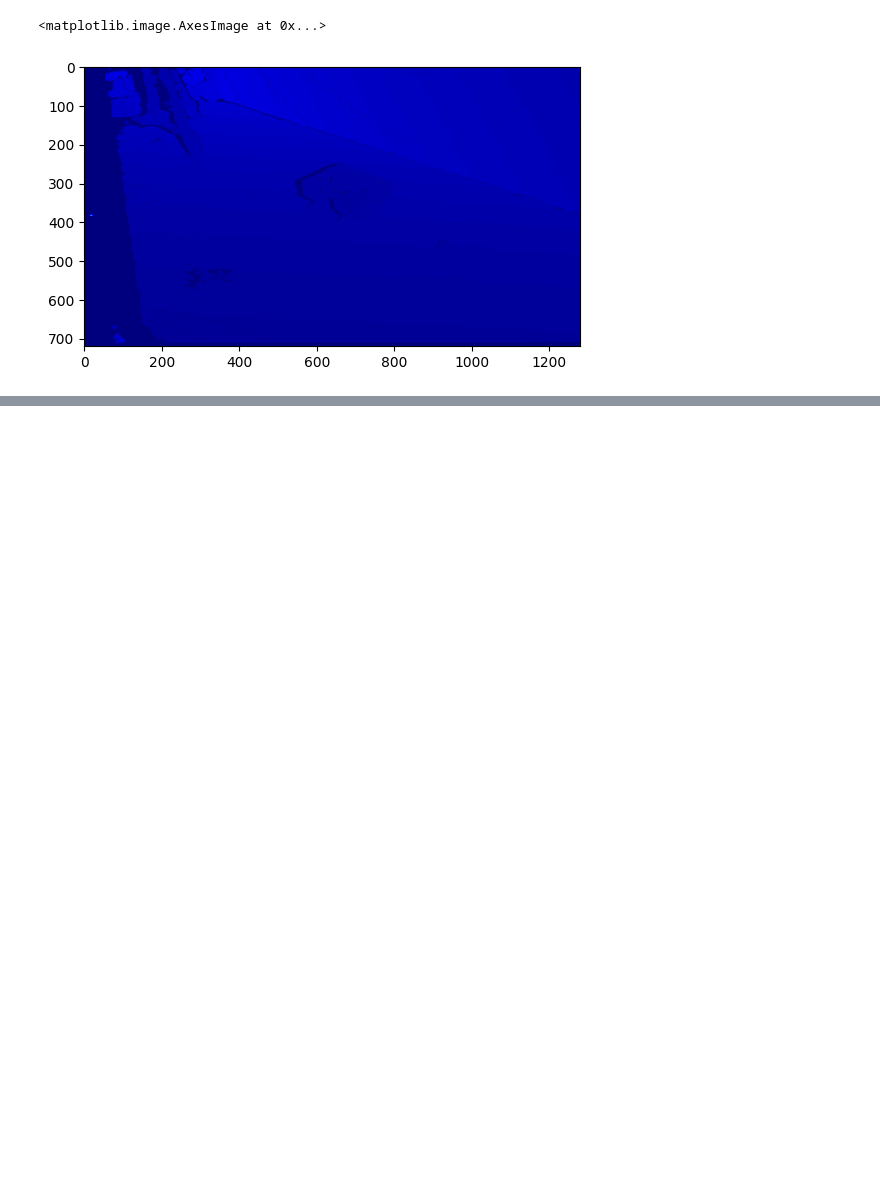
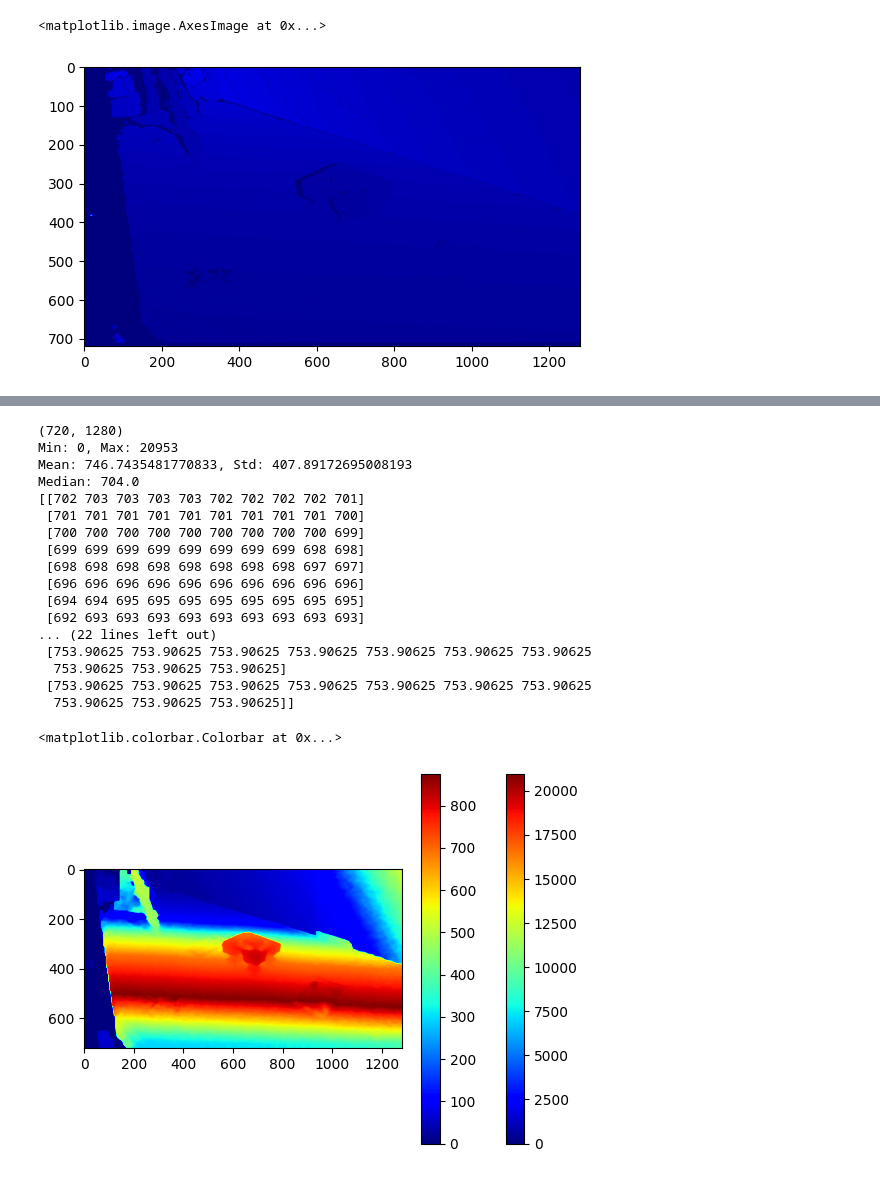
Before and after one commit to Mattia-Nardon/ip_basic, a Jupyter notebook: test.ipynb, the cells around one changed output, grey strips where cells are left out. Saved outputs shown, nothing was run; the diff lists cells and outputs as text; code cells hidden in the pictures; blank space fills up the shorter version.

```diff
--- a/test.ipynb
+++ b/test.ipynb
@@ -156,0 +192,46 @@ plt.imshow(projected_depths_m, cmap='jet')
+# %%
+# load two npy files and compare them and plot them
+import numpy as np
+
+npy1 = np.load('/data/disk1/share/mnardon/nextmagDATA/DATASETS/lego/seq1_ALL/depth0_1.npy')
+npy2 = np.load('tmp/tmp_npy/depth0_1.npy')
+
+print(f'{npy1.shape}')
+print(f'Min: {np.min(npy1)}, Max: {np.max(npy1)}')
+print(f'Mean: {np.mean(npy1)}, Std: {np.std(npy1)}')
+print(f'Median: {np.median(npy1)}')
+print(f'{npy1[400:410,400:410]}')
+
+print(f'{npy2.shape}')
+print(f'Min: {np.min(npy2)}, Max: {np.max(npy2)}')
+print(f'Mean: {np.mean(npy2)}, Std: {np.std(npy2)}')
+print(f'Median: {np.median(npy2)}')
+print(f'{npy2[400:410,400:410]}')
+
+import matplotlib.pyplot as plt
+
+plt.imshow(npy1, cmap='jet')
+plt.colorbar()
+
+plt.imshow(npy2, cmap='jet')
+plt.colorbar()
+# %% [output]
+(720, 1280)
+Min: 0, Max: 20953
+Mean: 746.7435481770833, Std: 407.89172695008193
+Median: 704.0
+[[702 703 703 703 703 702 702 702 702 701]
+ [701 701 701 701 701 701 701 701 701 700]
+ [700 700 700 700 700 700 700 700 700 699]
+ [699 699 699 699 699 699 699 699 698 698]
+ [698 698 698 698 698 698 698 698 697 697]
+ [696 696 696 696 696 696 696 696 696 696]
+ [694 694 695 695 695 695 695 695 695 695]
+ [692 693 693 693 693 693 693 693 693 693]
+... (22 lines left out)
+ [753.90625 753.90625 753.90625 753.90625 753.90625 753.90625 753.90625
+  753.90625 753.90625 753.90625]
+ [753.90625 753.90625 753.90625 753.90625 753.90625 753.90625 753.90625
+  753.90625 753.90625 753.90625]]
+<matplotlib.colorbar.Colorbar at 0x...>
+[figure, added]
```
Also changed, not shown: parts of 20 cells of this notebook, 2 other files.
